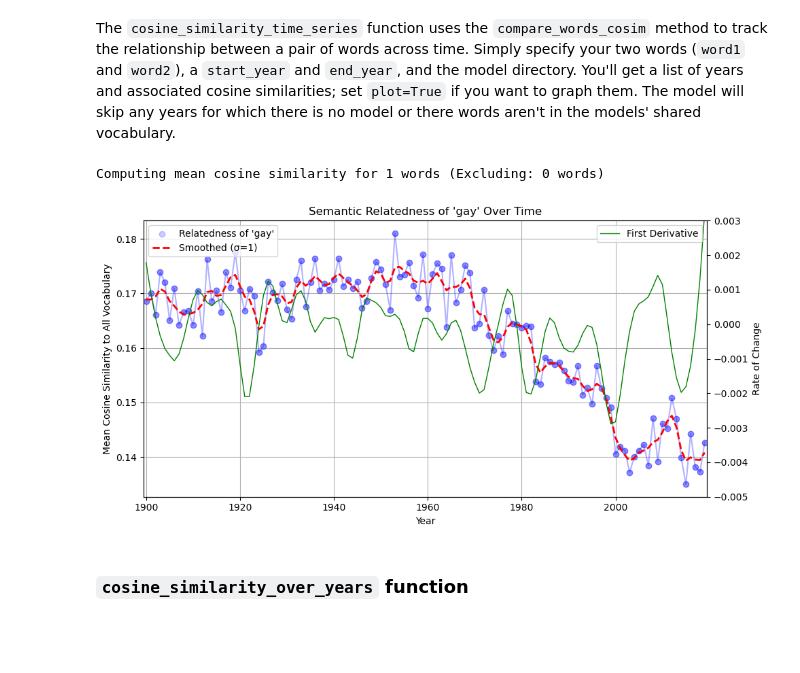
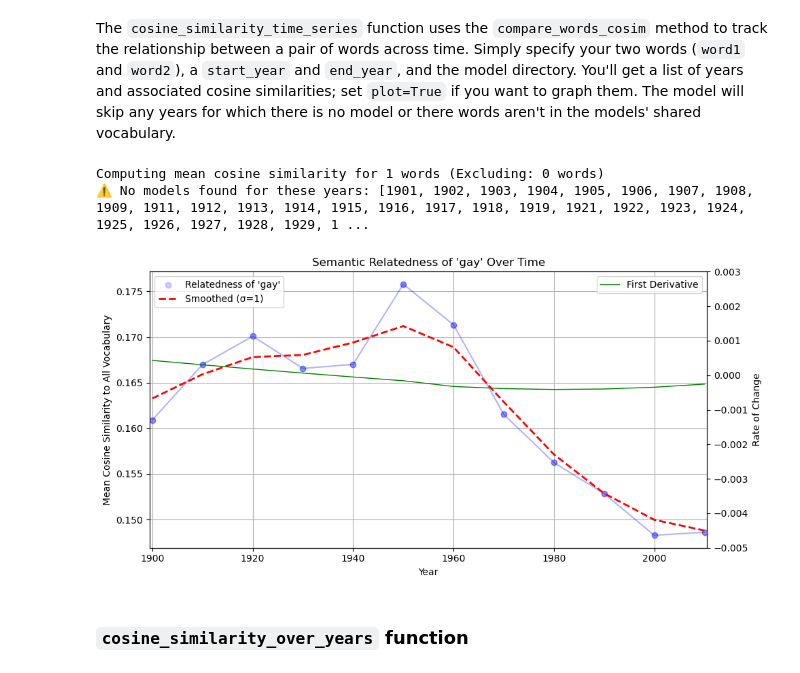
Before and after one commit to eric-d-knowles/ngram-prep, a Jupyter notebook: notebooks/ngram_change_analysis_workflow.ipynb, the cells around one changed output. Saved outputs shown, nothing was run; the diff lists cells and outputs as text; code cells hidden in the pictures; blank space fills up the shorter version.

```diff
--- a/notebooks/ngram_change_analysis_workflow.ipynb
+++ b/notebooks/ngram_change_analysis_workflow.ipynb
@@ -125,17 +130,18 @@ The `cosine_similarity_time_series` function uses the `compare_words_cosim` meth
 # %%
 relatedness_scores = track_word_relatedness(
     word=['gay'],
     start_year=1900,
-    end_year=2019,
+    end_year=2010,
     year_step=1,
     model_dir=model_path,
     plot=1,
     smooth=True,
     sigma=1
 )
 # %% [output]
 Computing mean cosine similarity for 1 words (Excluding: 0 words)
+⚠️ No models found for these years: [1901, 1902, 1903, 1904, 1905, 1906, 1907, 1908, 1909, 1911, 1912, 1913, 1914, 1915, 1916, 1917, 1918, 1919, 1921, 1922, 1923, 1924, 1925, 1926, 1927, 1928, 1929, 1 ...
-[figure, old version]
+[figure, new version]
 # %% [markdown]
 ### `cosine_similarity_over_years` function
 # %% [markdown]
```
Also changed, not shown: parts of 16 cells of this notebook, 13 other files.
